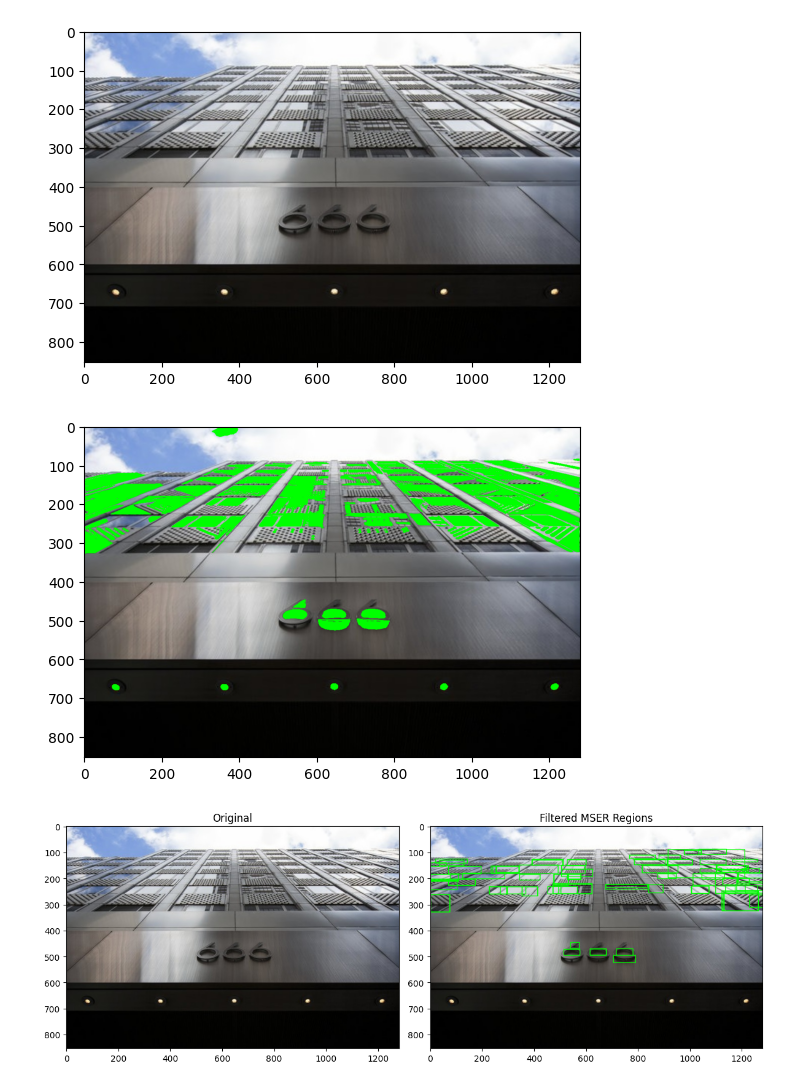
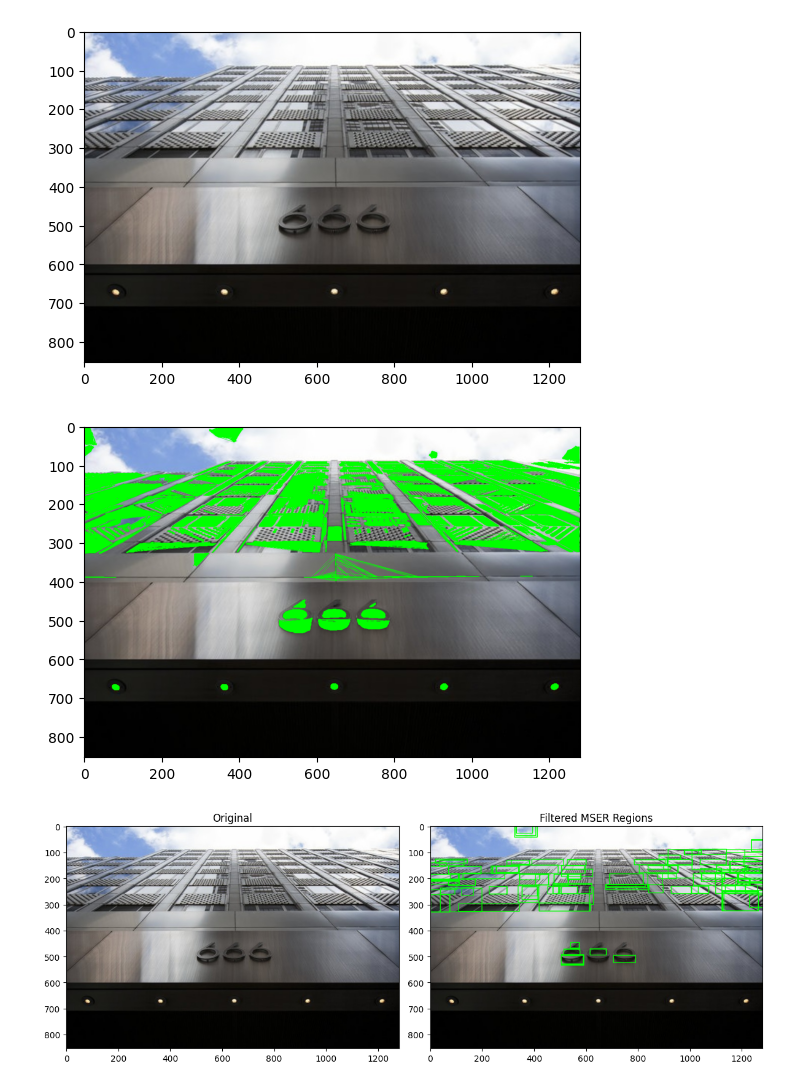
Before and after one commit to seafoodfry/ml-workspace, a Jupyter notebook: gpu-sandbox/vision/015-ocr-ish.ipynb, the cells around one changed output. Drawn from its saved outputs; the diff is of its cells as text; code cells hidden in the pictures.

```diff
--- a/gpu-sandbox/vision/015-ocr-ish.ipynb
+++ b/gpu-sandbox/vision/015-ocr-ish.ipynb
@@ -165,10 +165,10 @@ def MSER_create(
 # Initialize MSER detector.
 mser = cv.MSER_create()
 mser = cv2.MSER_create(
-    delta=5,           # Determines stability of region (5-10 usually good)
+    delta=6,           # Determines stability of region (5-10 usually good)
     min_area=60,       # Minimum area of detected region (adjust based on digit size)
     max_area=2_000,    # Maximum area (adjust based on your image)
-    max_variation=0.25 # Maximum variation for stability
+    max_variation=0.75 # Maximum variation for stability
 )
 # %%
 regions, bboxes = mser.detectRegions(img_gray)
@@ -180,7 +180,7 @@ cv.drawContours(image_rgb, regions, -1, color=(0, 255, 0), thickness=1)
 plt.imshow(image_rgb)
 plt.show()
 # %% [output]
-[figure, old version]
+[figure, new version]
 # %%
 # Create a copy of original image for visualization
 vis = img.copy()
@@ -198,35 +198,35 @@ for i, region in enumerate(regions):
 
     # Filter based on region size
     region_area = cv2.contourArea(region)
-    if 1_000 < region_area < 5_000:
+    if 1_000 < region_area < 7_000:
         # Calculate region fill ratio (compactness)
         hull = cv2.convexHull(region)
         hull_area = cv2.contourArea(hull)
         if region_area > 0 and hull_area > 0:
             fill_ratio = region_area / hull_area
 
             # Digits typically have high fill ratio
             if fill_ratio > 0.9:  # Adjust as needed
                 filtered_regions.append(region)
                 filtered_bboxes.append(bboxes[i])
                 # Draw bounding rectangle on visualization
                 cv2.rectangle(vis, (x, y), (x+w, y+h), (0, 255, 0), 2)
 
 
 # Display results
 plt.figure(figsize=(12, 8))
 
 # Original image
 plt.subplot(121)
 plt.imshow(img_rgb)
 plt.title('Original')
 
 # Filtered MSER regions
 plt.subplot(122)
 plt.imshow(cv2.cvtColor(vis, cv2.COLOR_BGR2RGB))
 plt.title('Filtered MSER Regions')
 
 plt.tight_layout()
 plt.show()
 # %% [output]
-[figure, old version]
+[figure, new version]
```
Also changed, not shown: 2 other files.
